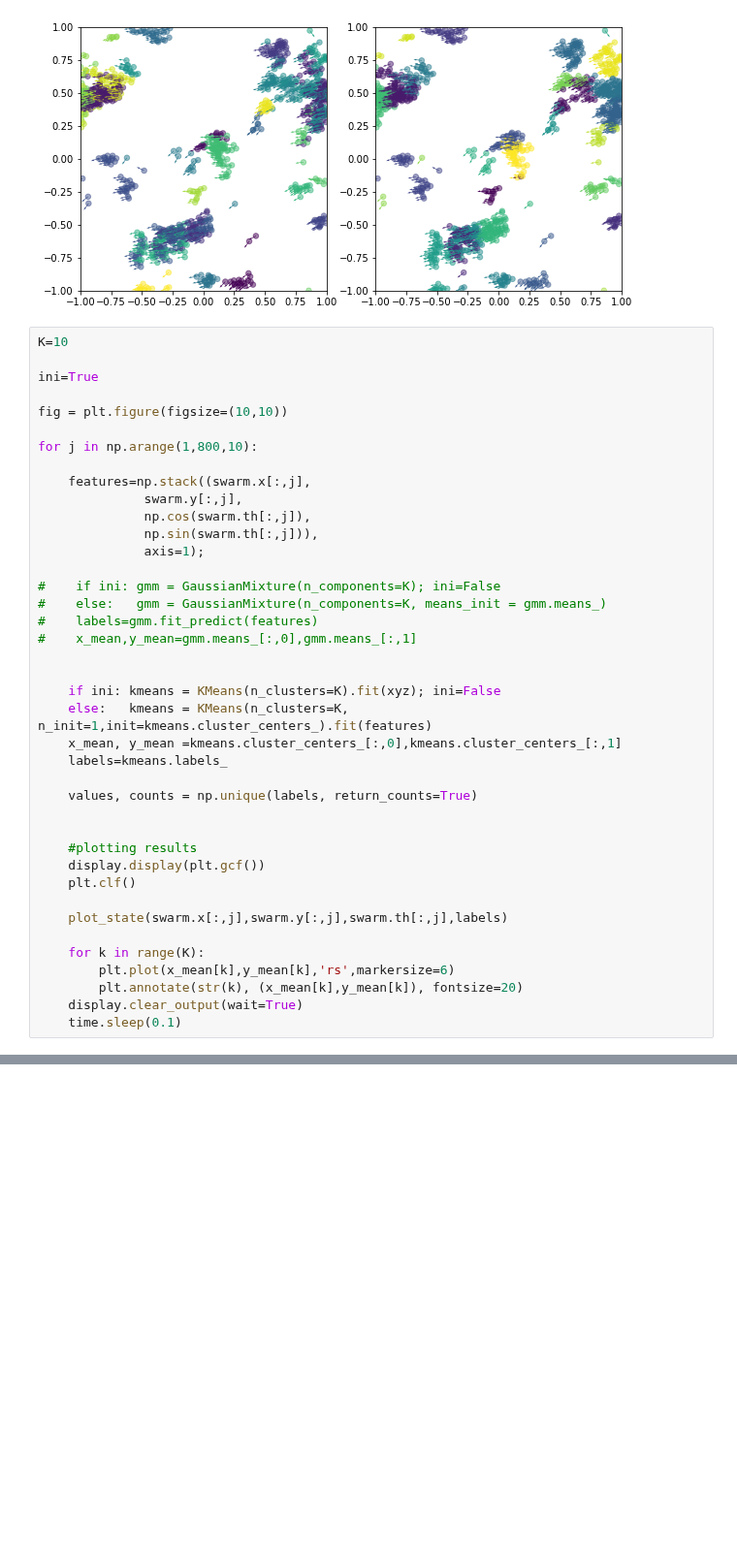
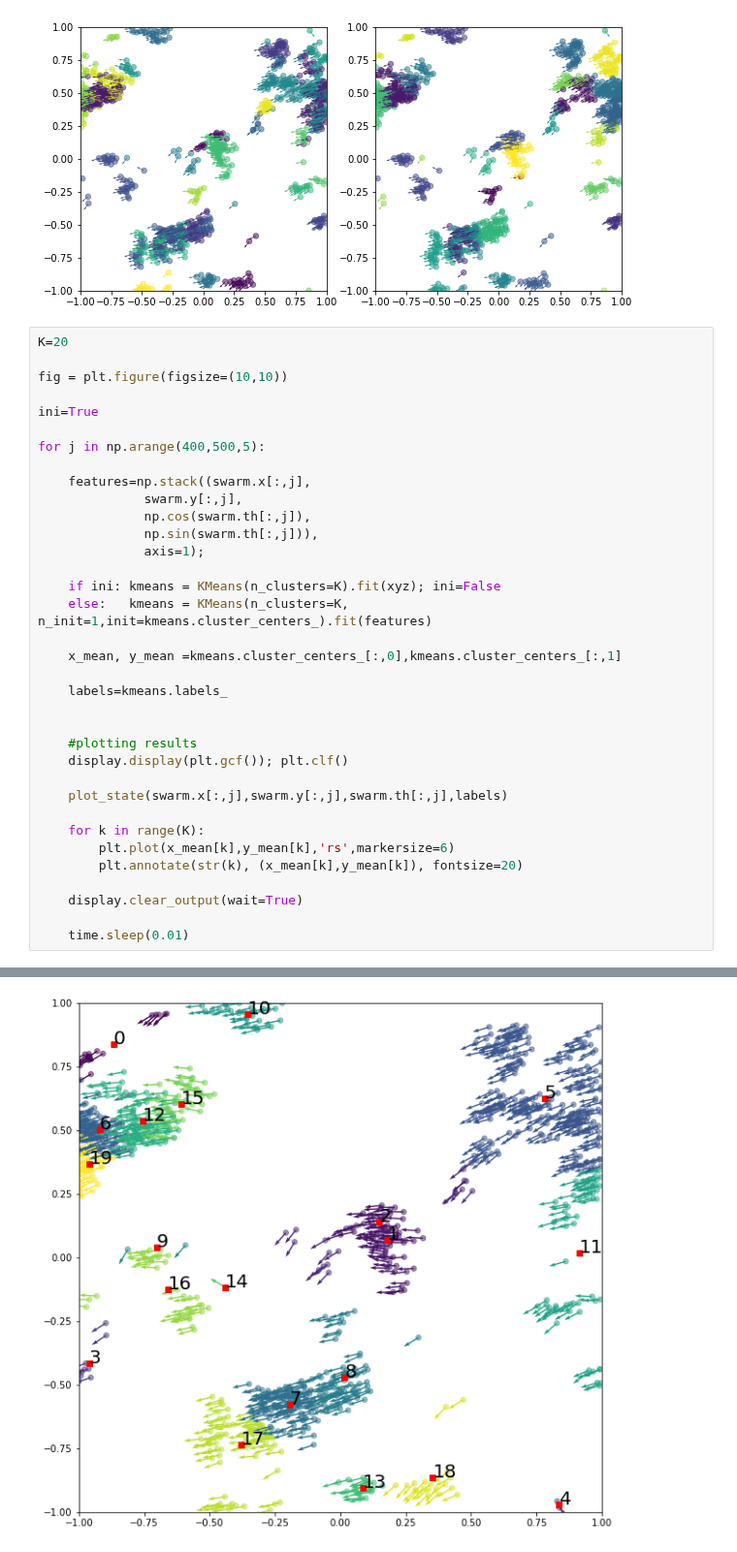
Before and after one commit to gmanuch/DataScienceOceanography, a Jupyter notebook: Tutorials/ML/SwarmClassifier.ipynb, the cells around one changed output, grey strips where cells are left out. Shown at 97% size. Drawn from its saved outputs; the diff is of its cells as text; blank space fills up the shorter version.

```diff
--- a/Tutorials/ML/SwarmClassifier.ipynb
+++ b/Tutorials/ML/SwarmClassifier.ipynb
@@ -103,13 +103,13 @@ plot_state(swarm.x[:,j],swarm.y[:,j],swarm.th[:,j],labels_kmeans)
 # %% [output]
 [figure]
 # %%
-K=10
+K=20
+
+fig = plt.figure(figsize=(10,10))
 
 ini=True
 
-fig = plt.figure(figsize=(10,10))
-
-for j in np.arange(1,800,10):
+for j in np.arange(400,500,5):
 
     features=np.stack((swarm.x[:,j],
               swarm.y[:,j],
@@ -117,29 +117,24 @@ for j in np.arange(1,800,10):
               np.sin(swarm.th[:,j])),
               axis=1);
 
-#    if ini: gmm = GaussianMixture(n_components=K); ini=False
-#    else:   gmm = GaussianMixture(n_components=K, means_init = gmm.means_)
-#    labels=gmm.fit_predict(features)
-#    x_mean,y_mean=gmm.means_[:,0],gmm.means_[:,1]
-
-
     if ini: kmeans = KMeans(n_clusters=K).fit(xyz); ini=False
     else:   kmeans = KMeans(n_clusters=K, n_init=1,init=kmeans.cluster_centers_).fit(features)
+
     x_mean, y_mean =kmeans.cluster_centers_[:,0],kmeans.cluster_centers_[:,1]
+
     labels=kmeans.labels_
-
-    values, counts = np.unique(labels, return_counts=True)
 
 
     #plotting results
-    display.display(plt.gcf())
-    plt.clf()
+    display.display(plt.gcf()); plt.clf()
 
     plot_state(swarm.x[:,j],swarm.y[:,j],swarm.th[:,j],labels)
 
     for k in range(K):
         plt.plot(x_mean[k],y_mean[k],'rs',markersize=6)
         plt.annotate(str(k), (x_mean[k],y_mean[k]), fontsize=20)
+
     display.clear_output(wait=True)
-    time.sleep(0.1)
+
+    time.sleep(0.01)
 # %% [output]
@@ -165,0 +141 @@ KeyboardInterrupt
+[figure, added]
```
Also changed, not shown: parts of 1 cell of this notebook, 1 other file.
